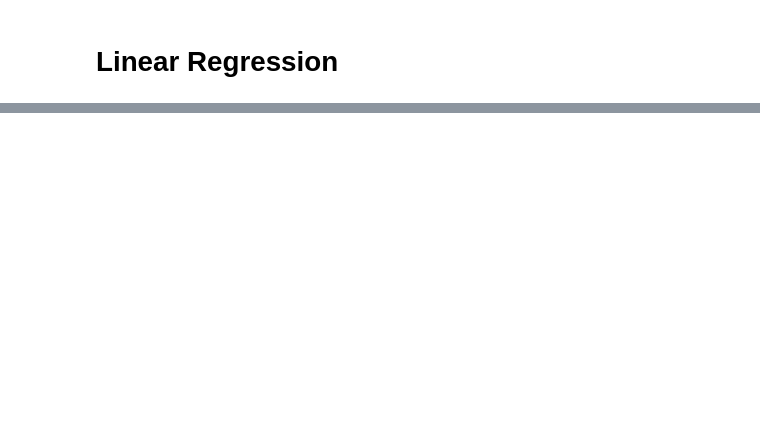
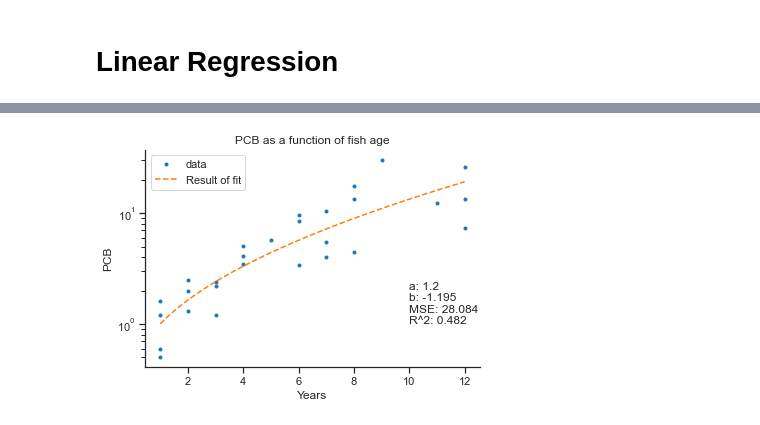
Before and after one commit to JakobSchauser/MLandData, a Jupyter notebook: MachineLearningA/Home Assigment 1/Home Assignment 1.ipynb, the cells around one changed output, grey strips where cells are left out. Drawn from its saved outputs; the diff is of its cells as text; code cells hidden in the pictures; blank space fills up the shorter version.

```diff
--- a/MachineLearningA/Home Assigment 1/Home Assignment 1.ipynb
+++ b/MachineLearningA/Home Assigment 1/Home Assignment 1.ipynb
@@ -132,0 +216,9 @@ plt.show()
+# %%
+sqr_x = np.sqrt(x)
+
+w = lin_reg(sqr_x,y_ln)
+
+
+prettyplot(x,y,lambda x: exp_model(np.sqrt(x),w[0], w[1]))
+# %% [output]
+[figure, added]
```
Also changed, not shown: parts of 6 cells of this notebook, 4 other files.
